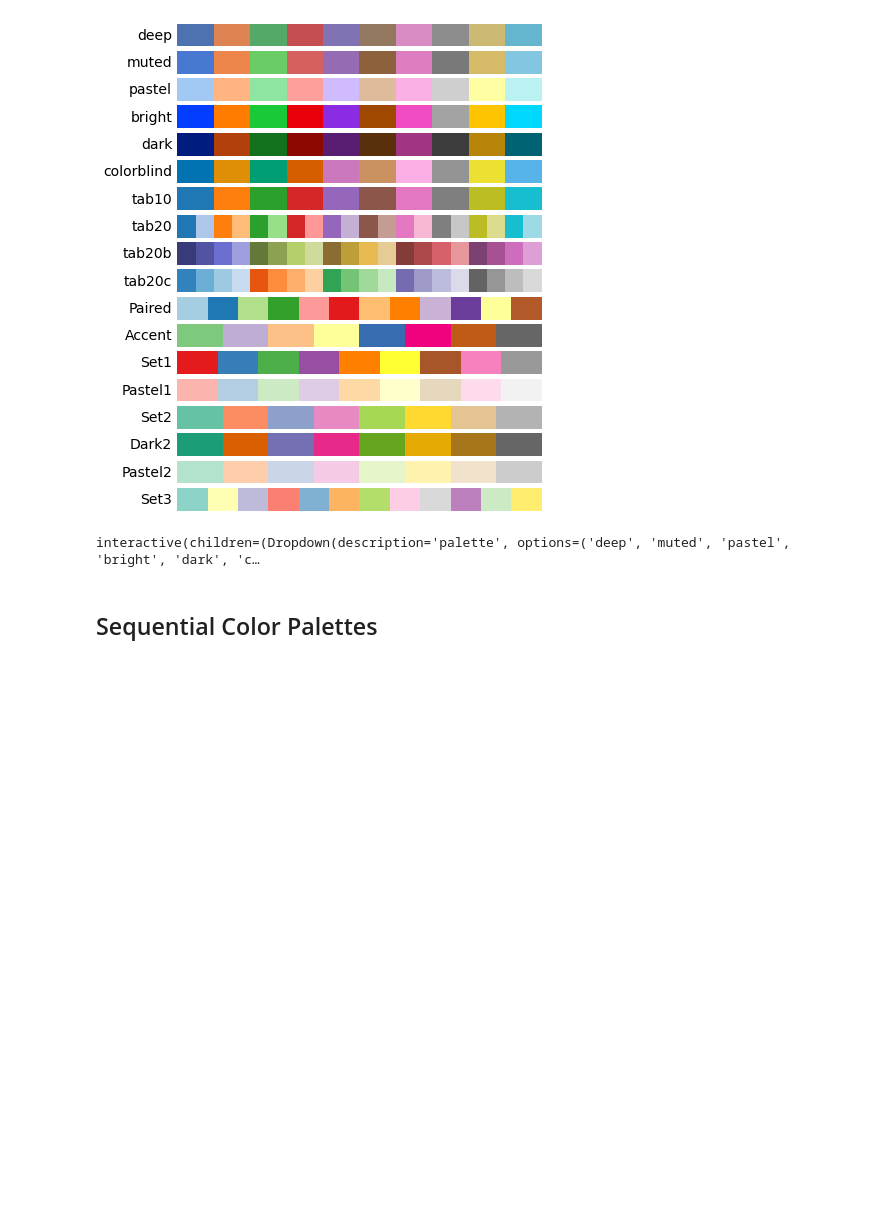
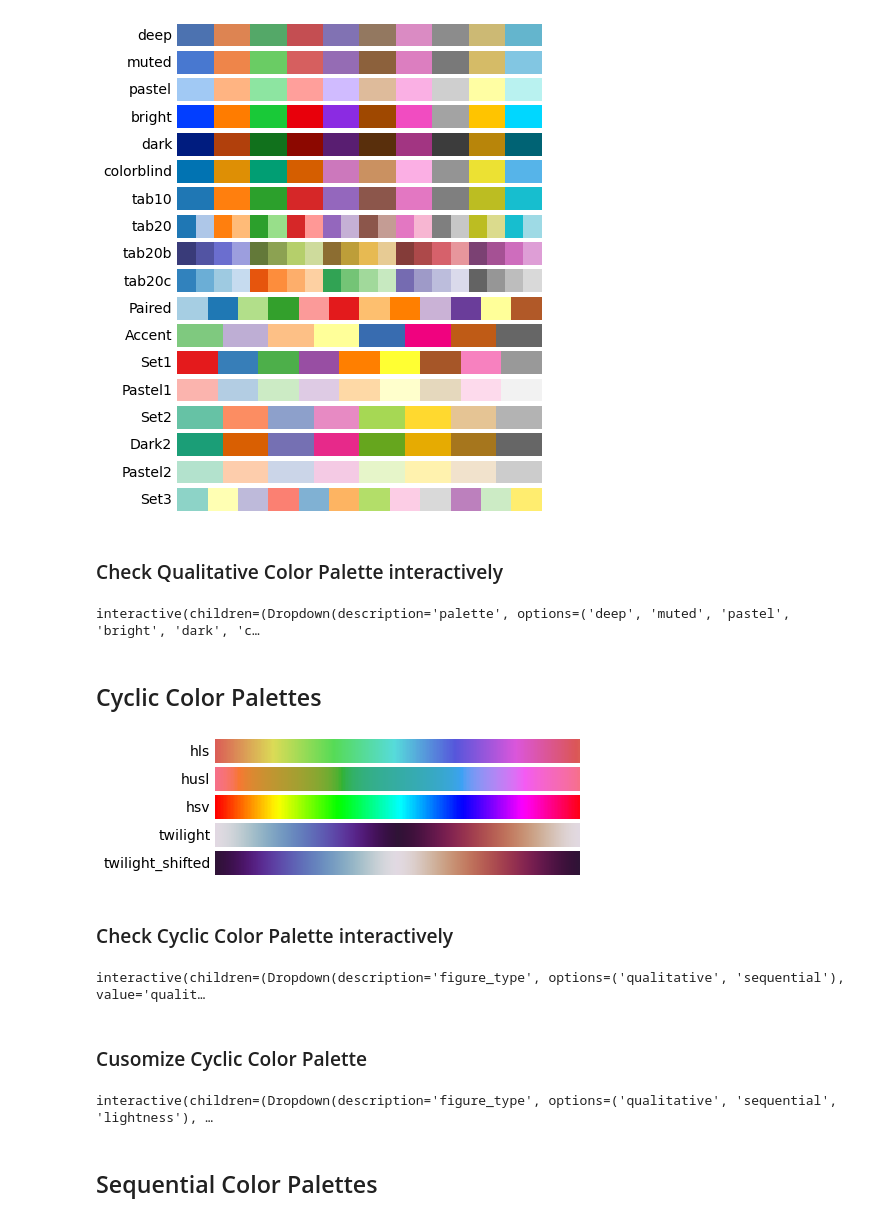
Before and after one commit to tetutaro/seaborn_color_palette, a Jupyter notebook: color_palette.ipynb, the cells around one changed output. Cells and saved outputs as stored; diff of their text form; code cells hidden in the pictures; blank space fills up the shorter version.

```diff
--- a/color_palette.ipynb
+++ b/color_palette.ipynb
@@ -69,30 +108,38 @@ color_palettes = {
+# %%
+def convert_to_cmap(palette: str) -> ListedColormap:
+    cmap = sns.color_palette(
+        palette=palette, as_cmap=True
+    )
+    if cmap.__class__.__name__ == 'list':
+        cmap = LinearSegmentedColormap.from_list(
+            name=palette, N=len(cmap),
+            colors=[
+                to_rgb(x) for x in cmap
+            ]
+        )
+    return cmap
 # %%
 def draw_color_palettes(
-    palettes: List[str]
+    palette_category: str
 ) -> None:
-    fig, axes = plt.subplots(nrows=len(palettes), figsize=(6.4, len(palettes) * 0.4))
+    palettes = get_palettes(palette_category)
+    fig, axes = plt.subplots(
+        nrows=len(palettes), figsize=(6.4, len(palettes) * 0.4)
+    )
     fig.subplots_adjust(top=0.95, bottom=0.01, left=0.2, right=0.99)
     gradient = np.linspace(0, 1, 256)
     gradient = np.vstack((gradient, gradient))
     if axes.__class__.__name__ != 'ndarray':
         axes = np.array([axes])
     for ax, palette in zip(axes, palettes):
-        cmap = sns.color_palette(
-            palette=palette, as_cmap=True
-        )
-        if cmap.__class__.__name__ == 'list':
-            cmap = LinearSegmentedColormap.from_list(
-                name=palette, N=len(cmap),
-                colors=[
-                    to_rgb(x) for x in cmap
-                ]
-            )
+        cmap = convert_to_cmap(palette=palette)
         ax.imshow(gradient, aspect='auto', cmap=cmap)
         ax.set_axis_off()
         pos = list(ax.get_position().bounds)
         x_text = pos[0] - 0.01
         y_text = pos[1] + pos[3]/2.
         fig.text(x_text, y_text, palette, va='center', ha='right', fontsize=14)
+    plt.show()
     return
 # %%
 def draw_each_color_palette(
@@ -175,3 +266,5 @@ draw_color_palettes(palettes=color_palettes['qualitative'].split())
 # %% [output]
 [figure]
+# %% [markdown]
+### Check Qualitative Color Palette interactively
 # %%
@@ -185,5 +278,38 @@ _ = interact(
 )
 # %% [output]
 interactive(children=(Dropdown(description='palette', options=('deep', 'muted', 'pastel', 'bright', 'dark', 'c…
+# %% [markdown]
+## Cyclic Color Palettes
+# %%
+draw_color_palettes(palette_category='cyclic')
+# %% [output]
+[figure, added]
+# %% [markdown]
+### Check Cyclic Color Palette interactively
+# %%
+_ = interact(
+    draw_each_color_palette,
+    figure_type=['qualitative', 'sequential'],
+    palette=get_palettes(palette_category='cyclic'),
+    reverse=fixed(False),
+    n_colors=IntSlider(min=1, max=48, step=1, value=10),
+    desaturation=FloatSlider(min=0.0, max=1.0, step=0.01, value=1.0)
+)
+# %% [output]
+interactive(children=(Dropdown(description='figure_type', options=('qualitative', 'sequential'), value='qualit…
+# %% [markdown]
+### Cusomize Cyclic Color Palette
+# %%
+_ = interact(
+    draw_hue_color_palette,
+    figure_type=['qualitative', 'sequential', 'lightness'],
+    palette=['hls', 'husl'],
+    n_colors=IntSlider(min=1, max=48, step=1, value=10),
+    first_hue=FloatSlider(min=0.0, max=1.0, step=0.01, value=0.01),
+    lightness=FloatSlider(min=0.0, max=1.0, step=0.01, value=0.6),
+    saturation=FloatSlider(min=0.0, max=1.0, step=0.01, value=0.65)
+)
+# %% [output]
+interactive(children=(Dropdown(description='figure_type', options=('qualitative', 'sequential', 'lightness'), …
 # %% [markdown]
 ## Sequential Color Palettes
```
Also changed, not shown: parts of 68 cells of this notebook, 1 other file.
